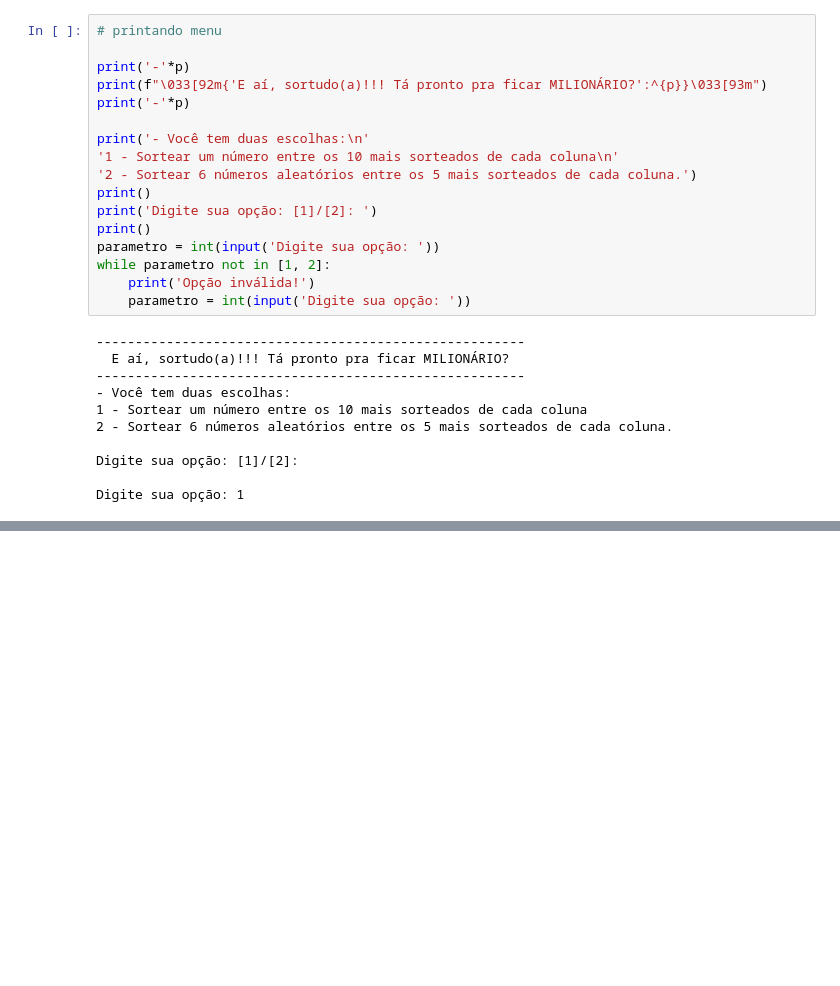
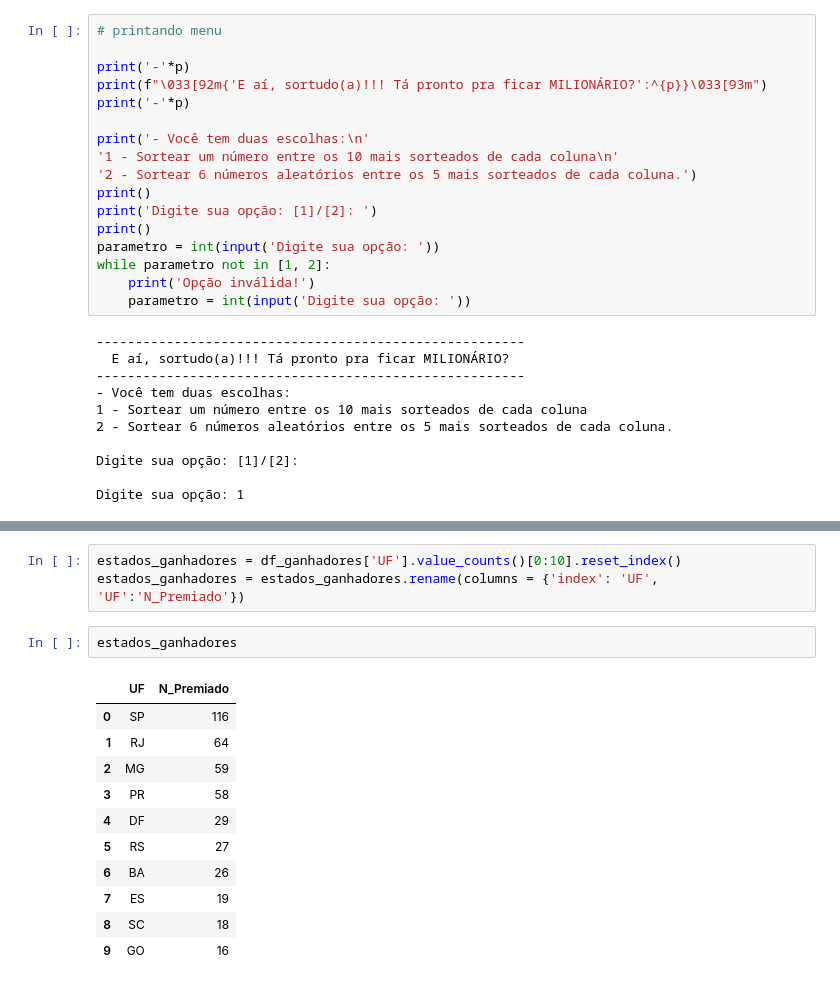
Before and after one commit to mmsaporiti/python_mega_sena, a Jupyter notebook: Mega_Sena.ipynb, the cells around one changed output, grey strips where cells are left out. Saved outputs shown, nothing was run; the diff lists cells and outputs as text; blank space fills up the shorter version.

```diff
--- a/Mega_Sena.ipynb
+++ b/Mega_Sena.ipynb
@@ -204,0 +253,17 @@ Aqui está sua lista com os seis números da sorte: [2, 17, 29, 40, 41, 54]
+# %%
+estados_ganhadores = df_ganhadores['UF'].value_counts()[0:10].reset_index()
+estados_ganhadores = estados_ganhadores.rename(columns = {'index': 'UF', 'UF':'N_Premiado'})
+# %%
+estados_ganhadores
+# %% [output]
+|  | UF | N_Premiado |
+| 0 | SP | 116 |
+| 1 | RJ | 64 |
+| 2 | MG | 59 |
+| 3 | PR | 58 |
+| 4 | DF | 29 |
+| 5 | RS | 27 |
+| 6 | BA | 26 |
+| 7 | ES | 19 |
+| 8 | SC | 18 |
+| 9 | GO | 16 |
```
Also changed, not shown: parts of 19 cells of this notebook.
